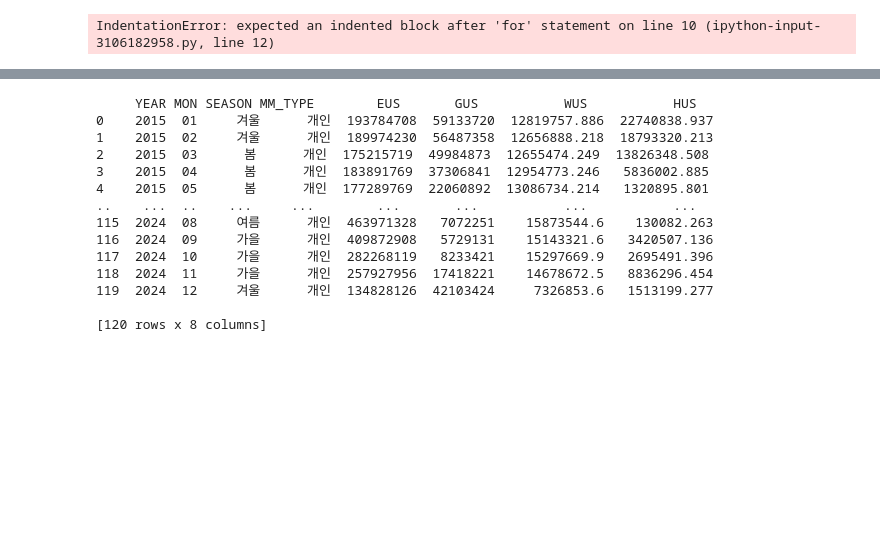
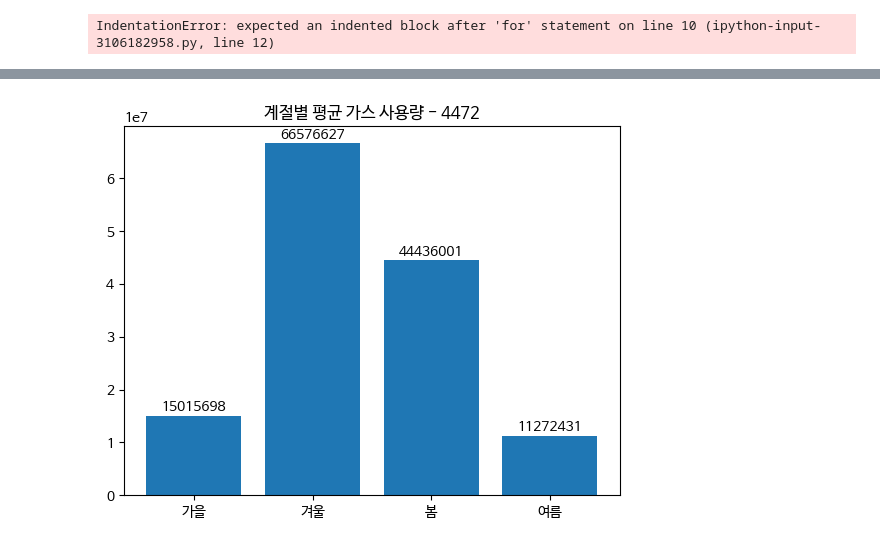
Before and after one commit to TaesanJang/Data-Analysis-with-Open-Source, a Jupyter notebook: 오픈소스_데이터_분석_3강.ipynb, the cells around one changed output, grey strips where cells are left out. Saved outputs shown, nothing was run; the diff lists cells and outputs as text; code cells hidden in the pictures; blank space fills up the shorter version.

```diff
--- a/오픈소스_데이터_분석_3강.ipynb
+++ b/오픈소스_데이터_분석_3강.ipynb
@@ -316,6 +315,8 @@ Data Count: 120
 # %%
 import requests
 import pandas as pd
+import matplotlib.pyplot as plt
+plt.rc('font', family='NanumBarunGothic')
 
 def mon_to_season(m):
     m = str(m)
@@ -330,46 +331,46 @@ def mon_to_season(m):
     else:
         return "MONTH ERROR"
 
+SERVICE = "energyUseDataSummaryInfo"
 results = []
 
 for year in range(2015, 2025):
     for mon in range(1, 13):
         url = f"http://openapi.seoul.go.kr:8088/505a517a48786f7431334c6e53526e/json/energyUseDataSummaryInfo/1/1000/{year}/{mon:02d}"
 
         response = requests.get(url)
         response.raise_for_status()
 
         data = response.json()[SERVICE]["row"]
 
         for r in data:
-            if r["MM_TYPE"].strip() == "개인":0
+            if r["MM_TYPE"].strip() == "개인":
                 results.append({
                     "YEAR": year,
                     "MON": f"{mon:02d}",
                     "MM_TYPE": r["MM_TYPE"],
                     "EUS": r["EUS"],
                     "GUS": r["GUS"],
                     "WUS": r["WUS"],
                     "HUS": r["HUS"],
                     })
 
 df = pd.DataFrame(results)
 
 df.insert(2, "SEASON", df["MON"].apply(mon_to_season))
 
-print (df)
+gas_usage = ["GUS"]
+df[gas_usage] = df[gas_usage].apply(pd.to_numeric)
+
+season_gas_mean = df.groupby("SEASON")[gas_usage].mean()
+season_gas_mean = season_gas_mean.reset_index()
+
+categories = season_gas_mean["SEASON"]
+values = season_gas_mean["GUS"]
+
+plt.bar_label(plt.bar(categories, values), fmt="%.0f", padding=1)
+
+plt.title('계절별 평균 가스 사용량 - 4472')
+plt.show()
 # %% [output]
-     YEAR MON SEASON MM_TYPE        EUS       GUS           WUS           HUS
-0    2015  01     겨울      개인  193784708  59133720  12819757.886  22740838.937
-1    2015  02     겨울      개인  189974230  56487358  12656888.218  18793320.213
-2    2015  03      봄      개인  175215719  49984873  12655474.249  13826348.508
-3    2015  04      봄      개인  183891769  37306841  12954773.246   5836002.885
-4    2015  05      봄      개인  177289769  22060892  13086734.214   1320895.801
-..    ...  ..    ...     ...        ...       ...           ...           ...
-115  2024  08     여름      개인  463971328   7072251    15873544.6    130082.263
-116  2024  09     가을      개인  409872908   5729131    15143321.6   3420507.136
-117  2024  10     가을      개인  282268119   8233421    15297669.9   2695491.396
-118  2024  11     가을      개인  257927956  17418221    14678672.5   8836296.454
-119  2024  12     겨울      개인  134828126  42103424     7326853.6   1513199.277
-
-[120 rows x 8 columns]
+[figure, added]
```
Also changed, not shown: parts of 3 cells of this notebook.
